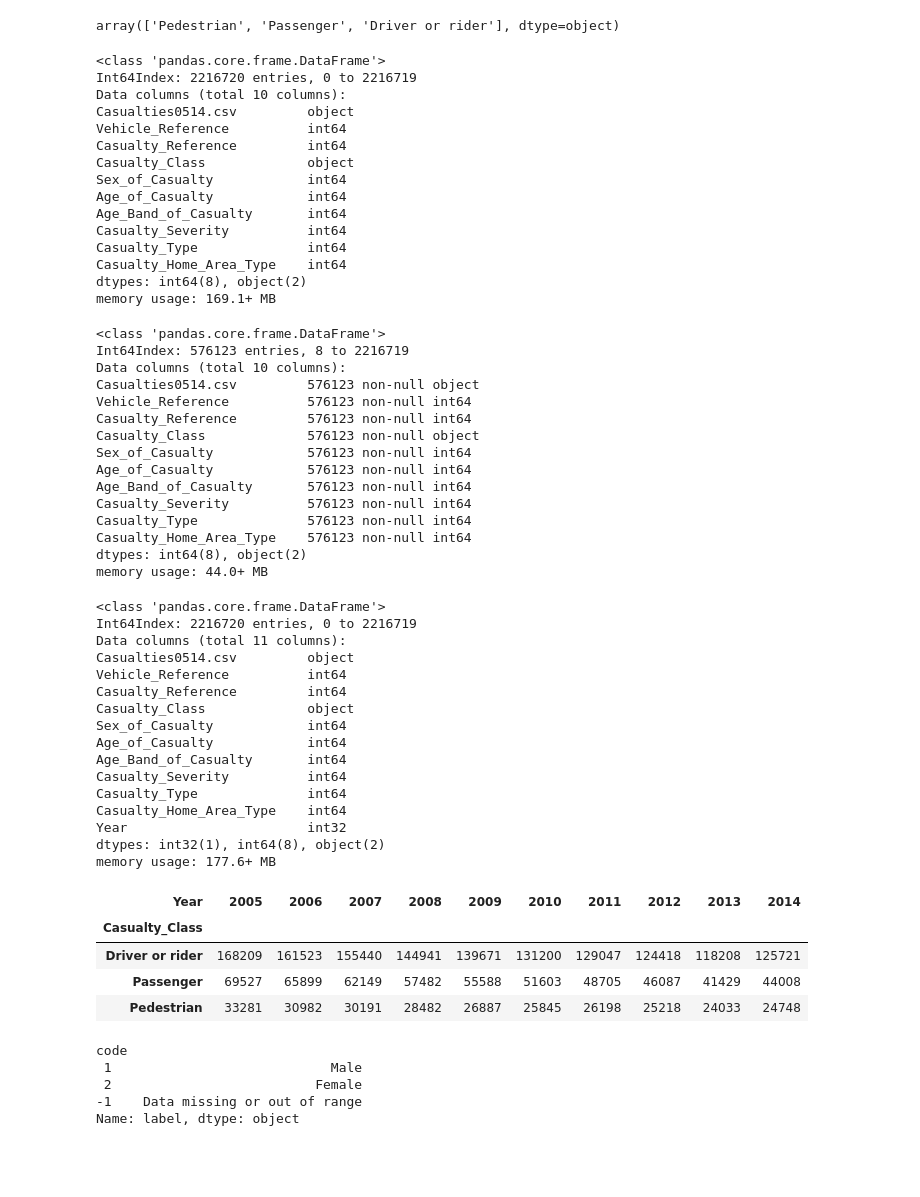
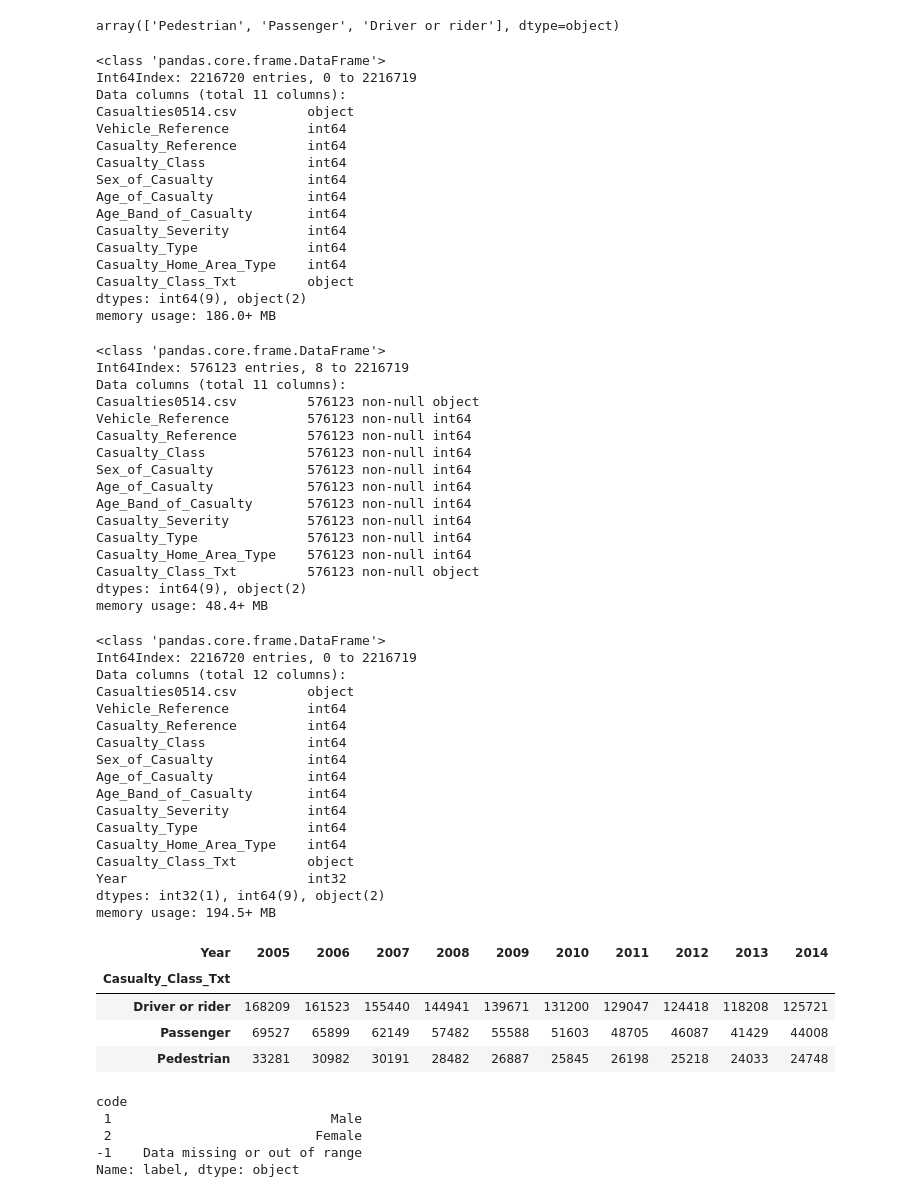
Before and after one commit to mmarto/pandas-snippets, a Jupyter notebook: casualtiesDf.ipynb, the cells around one changed output. Drawn from its saved outputs; the diff is of its cells as text; code cells hidden in the pictures; blank space fills up the shorter version.

```diff
--- a/casualtiesDf.ipynb
+++ b/casualtiesDf.ipynb
@@ -95,5 +95,5 @@ Name: label, dtype: object
 # %%
 #df.Casualty_Reference.unique()
 # %%
-df['Casualty_Class'] = df.Casualty_Class.map(descDict['Casualty Class'].set_index('code')['label'])
+df['Casualty_Class_Txt'] = df.Casualty_Class.map(descDict['Casualty Class'].set_index('code')['label'])
 # %%
@@ -121,37 +121,39 @@ df.info()
 # %% [output]
 <class 'pandas.core.frame.DataFrame'>
 Int64Index: 2216720 entries, 0 to 2216719
-Data columns (total 10 columns):
+Data columns (total 11 columns):
 Casualties0514.csv         object
 Vehicle_Reference          int64
 Casualty_Reference         int64
-Casualty_Class             object
+Casualty_Class             int64
 Sex_of_Casualty            int64
 Age_of_Casualty            int64
 Age_Band_of_Casualty       int64
 Casualty_Severity          int64
 Casualty_Type              int64
 Casualty_Home_Area_Type    int64
-dtypes: int64(8), object(2)
-memory usage: 169.1+ MB
+Casualty_Class_Txt         object
+dtypes: int64(9), object(2)
+memory usage: 186.0+ MB
 # %%
 df[df['Casualties0514.csv'].duplicated()].info()
 # %% [output]
 <class 'pandas.core.frame.DataFrame'>
 Int64Index: 576123 entries, 8 to 2216719
-Data columns (total 10 columns):
+Data columns (total 11 columns):
 Casualties0514.csv         576123 non-null object
 Vehicle_Reference          576123 non-null int64
 Casualty_Reference         576123 non-null int64
-Casualty_Class             576123 non-null object
+Casualty_Class             576123 non-null int64
 Sex_of_Casualty            576123 non-null int64
 Age_of_Casualty            576123 non-null int64
 Age_Band_of_Casualty       576123 non-null int64
 Casualty_Severity          576123 non-null int64
 Casualty_Type              576123 non-null int64
 Casualty_Home_Area_Type    576123 non-null int64
-dtypes: int64(8), object(2)
-memory usage: 44.0+ MB
+Casualty_Class_Txt         576123 non-null object
+dtypes: int64(9), object(2)
+memory usage: 48.4+ MB
 # %%
 df['Year'] = df['Casualties0514.csv'].apply(lambda x: x[:4]).astype(int)
 # %%
@@ -159,25 +161,26 @@ df.info()
 # %% [output]
 <class 'pandas.core.frame.DataFrame'>
 Int64Index: 2216720 entries, 0 to 2216719
-Data columns (total 11 columns):
+Data columns (total 12 columns):
 Casualties0514.csv         object
 Vehicle_Reference          int64
 Casualty_Reference         int64
-Casualty_Class             object
+Casualty_Class             int64
 Sex_of_Casualty            int64
 Age_of_Casualty            int64
 Age_Band_of_Casualty       int64
 Casualty_Severity          int64
 Casualty_Type              int64
 Casualty_Home_Area_Type    int64
+Casualty_Class_Txt         object
 Year                       int32
-dtypes: int32(1), int64(8), object(2)
-memory usage: 177.6+ MB
+dtypes: int32(1), int64(9), object(2)
+memory usage: 194.5+ MB
 # %%
-df.groupby(['Year', 'Casualty_Class']).size().unstack(0)
+df.groupby(['Year', 'Casualty_Class_Txt']).size().unstack(0)
 # %% [output]
 | Year | 2005 | 2006 | 2007 | 2008 | 2009 | 2010 | 2011 | 2012 | 2013 | 2014 |
-| Casualty_Class |  |  |  |  |  |  |  |  |  |  |
+| Casualty_Class_Txt |  |  |  |  |  |  |  |  |  |  |
 | Driver or rider | 168209 | 161523 | 155440 | 144941 | 139671 | 131200 | 129047 | 124418 | 118208 | 125721 |
 | Passenger | 69527 | 65899 | 62149 | 57482 | 55588 | 51603 | 48705 | 46087 | 41429 | 44008 |
 | Pedestrian | 33281 | 30982 | 30191 | 28482 | 26887 | 25845 | 26198 | 25218 | 24033 | 24748 |
```
Also changed, not shown: parts of 16 cells of this notebook.
